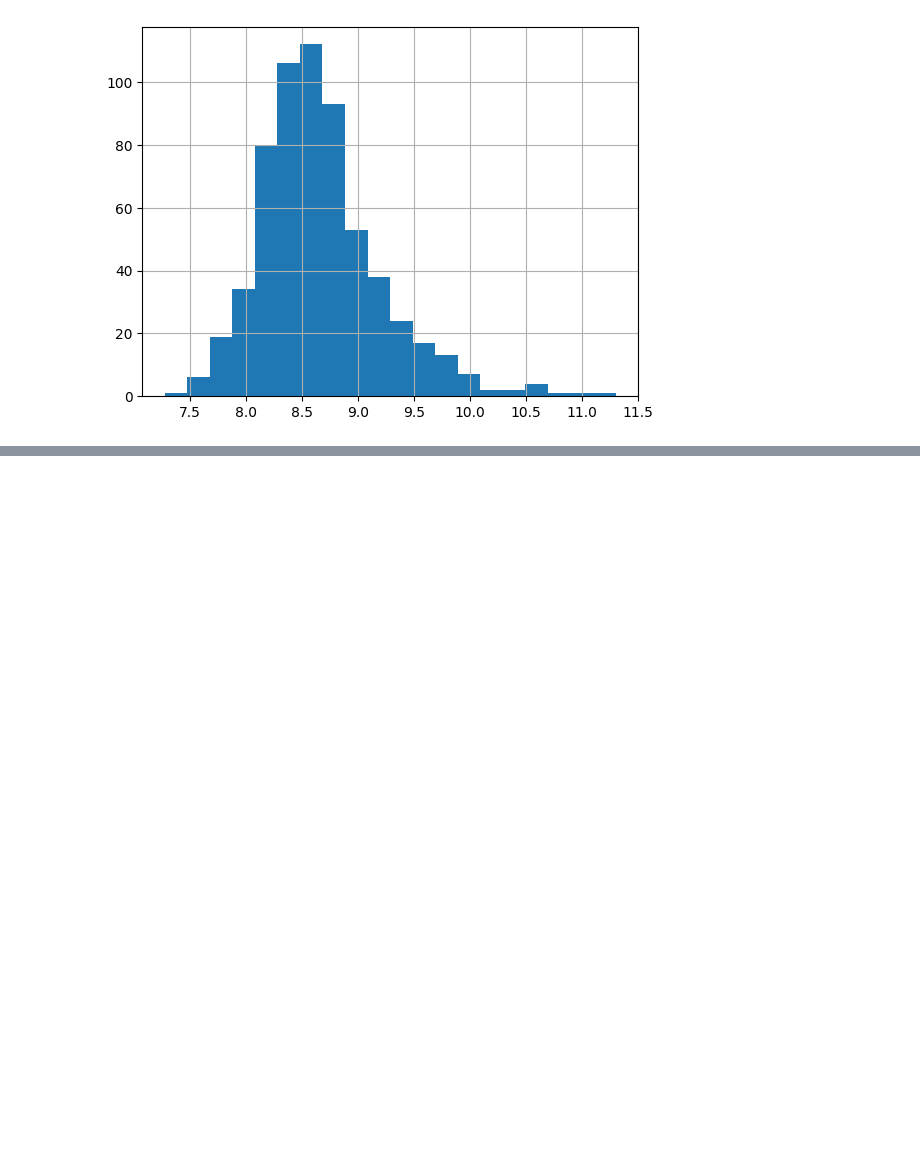
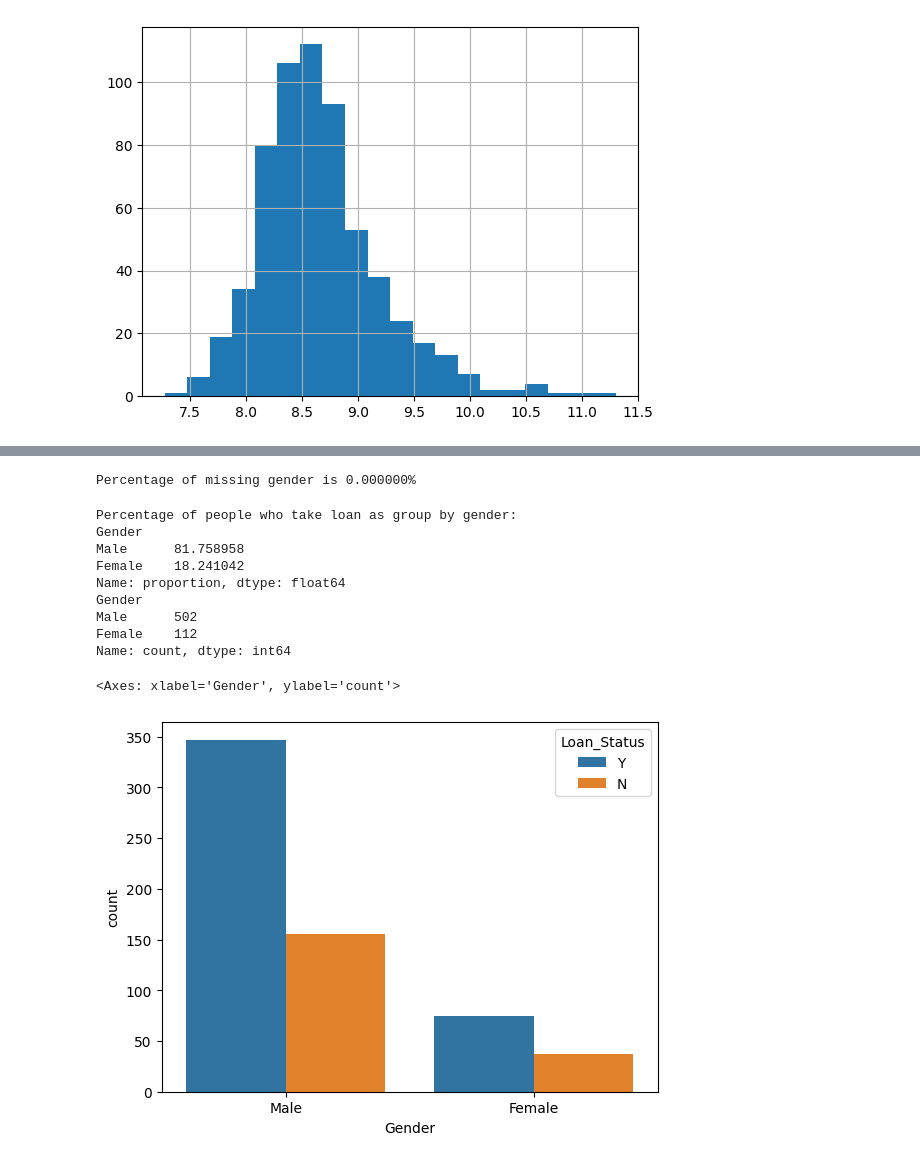
Before and after one commit to Simondelali/responsible-ai-loan-approval, a Jupyter notebook: notebooks/loan-approval-prediction.ipynb, the cells around one changed output, grey strips where cells are left out. Cells and saved outputs as stored; diff of their text form; code cells hidden in the pictures; blank space fills up the shorter version.

Commit message:
Analyze percentage countplot

```diff
--- a/notebooks/loan-approval-prediction.ipynb
+++ b/notebooks/loan-approval-prediction.ipynb
@@ -86,3 +87,16 @@ df['TotalIncome_log'].hist(bins=20)
 # %% [output]
 <Axes: >
 [figure]
+# %%
+df['Gender'].fillna(df['Gender'].mode()[0], inplace=True)
+df['Married'].fillna(df['Married'].mode()[0], inplace=True)
+df['Dependents'].fillna(df['Dependents'].mode()[0], inplace=True)
+df['Self_Employed'].fillna(df['Self_Employed'].mode()[0], inplace=True)
+
+df.LoanAmount = df.LoanAmount.fillna(df.LoanAmount.mean())
+df.loanAmount_log = df.loanAmount_log.fillna(df.loanAmount_log.mean())
+
+df['Loan_Amount_Term'].fillna(df['Loan_Amount_Term'].mode()[0], inplace=True)
+df['Credit_History'].fillna(df['Credit_History'].mode()[0], inplace=True)
+
+df.isnull().sum()
@@ -88,0 +172,21 @@ df['TotalIncome_log'].hist(bins=20)
+# %%
+print("Percentage of missing gender is %2f%%" %((df['Gender'].isnull().sum() / df.shape[0]) * 100))
+# %% [output]
+Percentage of missing gender is 0.000000%
+# %%
+print("Percentage of people who take loan as group by gender:")
+print(df['Gender'].value_counts(normalize=True) * 100)
+print(df['Gender'].value_counts())
+sns.countplot(x='Gender', data=df, hue='Loan_Status')
+# %% [output]
+Percentage of people who take loan as group by gender:
+Gender
+Male      81.758958
+Female    18.241042
+Name: proportion, dtype: float64
+Gender
+Male      502
+Female    112
+Name: count, dtype: int64
+<Axes: xlabel='Gender', ylabel='count'>
+[figure, added]
```
Also changed, not shown: parts of 12 cells of this notebook.
